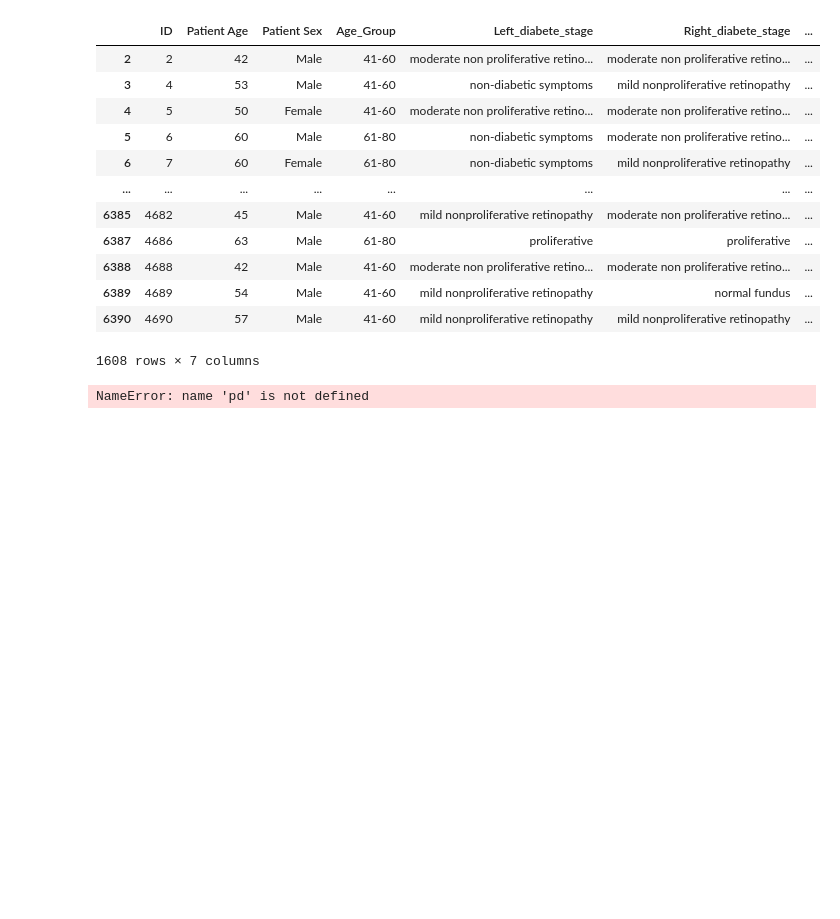
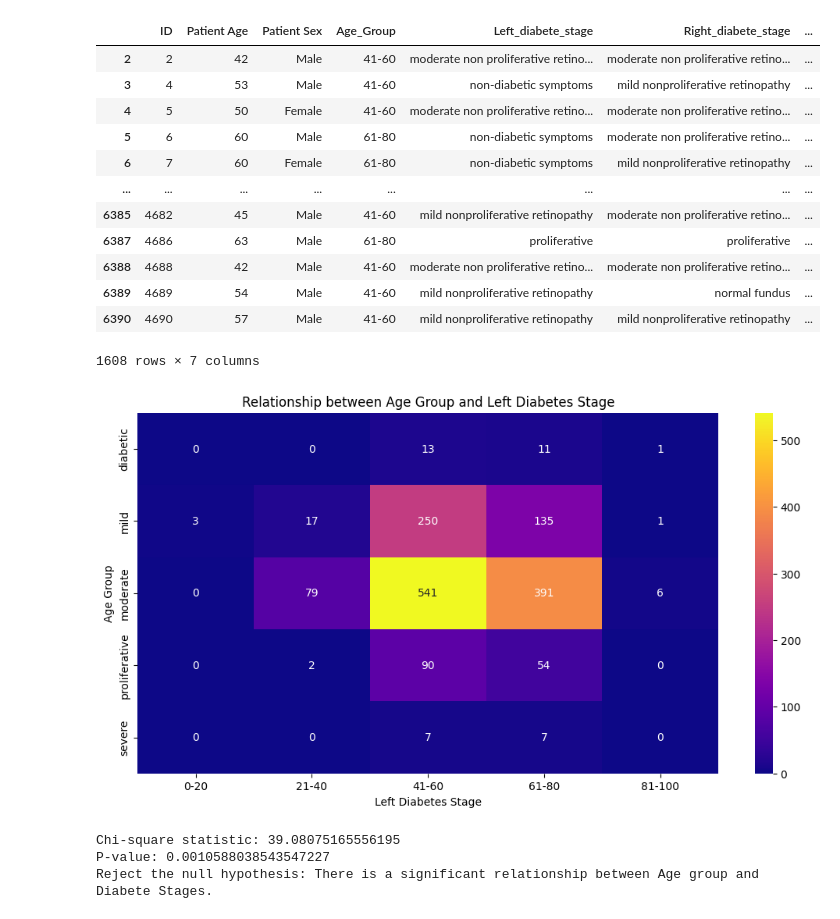
Before and after one commit to tasawar301/final_year_ocular, a Jupyter notebook: OCULAR_1.ipynb, the cells around one changed output. Cells and saved outputs as stored; diff of their text form; code cells hidden in the pictures; blank space fills up the shorter version.

```diff
--- a/OCULAR_1.ipynb
+++ b/OCULAR_1.ipynb
@@ -280,28 +280,31 @@ diabete_stage_df
 # %%
 age_stage_crosstab = pd.crosstab(diabete_stage_df['Combined_diabete_stage'], diabete_stage_df['Age_Group'])
 # display(age_stage_crosstab)
 
 # Visualize the relationship using a heatmap
 plt.figure(figsize=(12, 6))
-sns.heatmap(age_stage_crosstab, annot=True, fmt='d', cmap='viridis')
+sns.heatmap(age_stage_crosstab, annot=True, fmt='d', cmap='plasma')
 plt.title('Relationship between Age Group and Left Diabetes Stage')
 plt.xlabel('Left Diabetes Stage')
 plt.ylabel('Age Group')
 plt.show()
 
 
 # Perform Chi-Square test
 chi2, p, dof, expected = stats.chi2_contingency(age_stage_crosstab)
 print(f"Chi-square statistic: {chi2}")
 print(f"P-value: {p}")
 
 # Interpretation
 if p < 0.05:
     print("Reject the null hypothesis: There is a significant relationship between Age group and Diabete Stages.")
 else:
     print("Fail to reject the null hypothesis: No significant relationship found.")
 # %% [output]
+[figure, added]
-NameError: name 'pd' is not defined
+Chi-square statistic: 39.08075165556195
+P-value: 0.0010588038543547227
+Reject the null hypothesis: There is a significant relationship between Age group and Diabete Stages.
 # %%
 import os
 def trim_and_replace(filepath):
```
Also changed, not shown: parts of 1 cell of this notebook.
